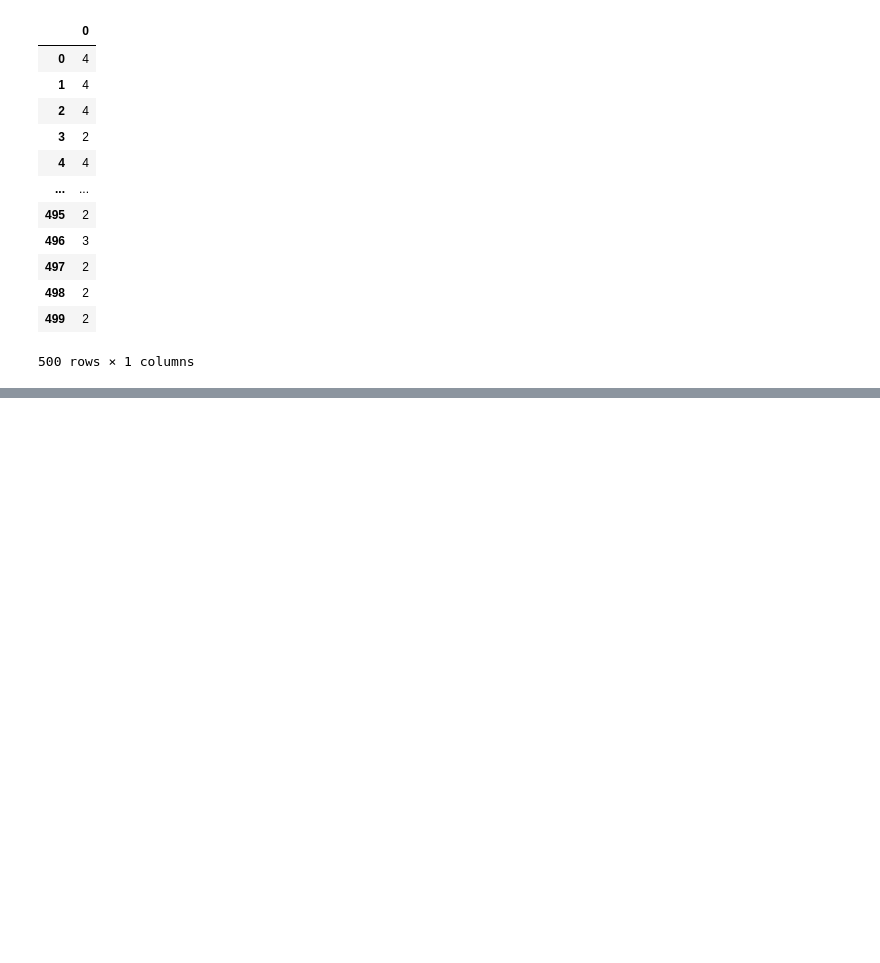
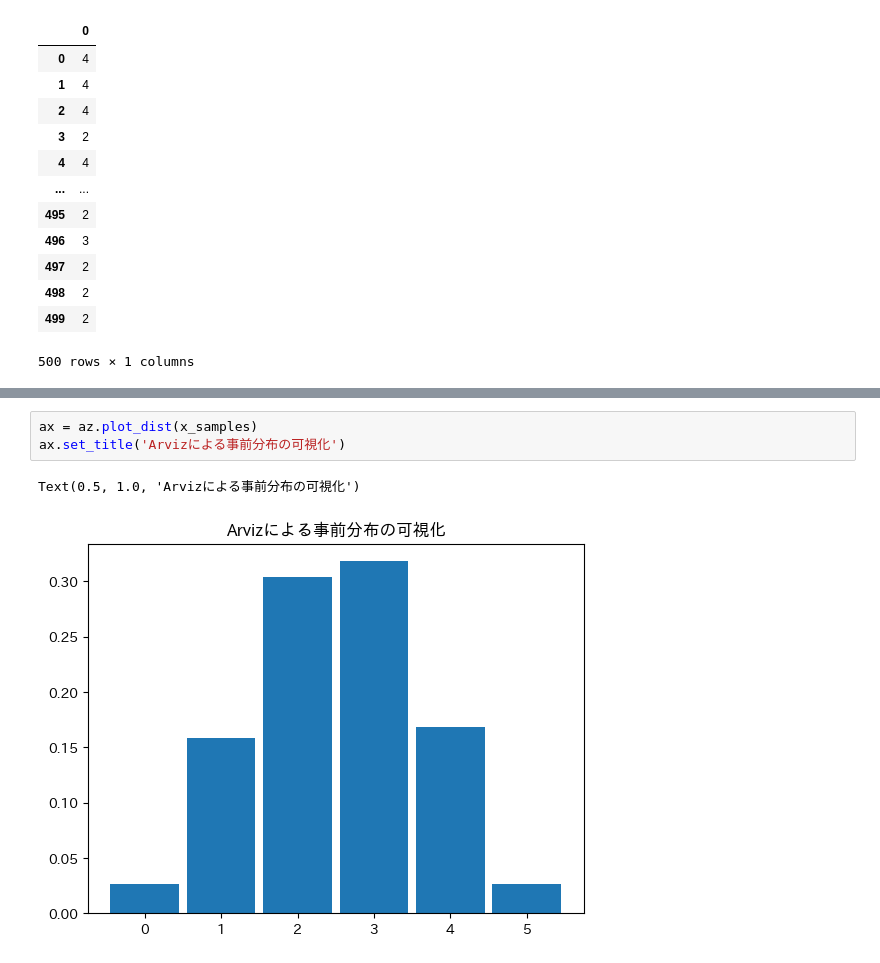
Before and after one commit to yugawala/shakyo, a Jupyter notebook: スラスラわかるベイズ推論写経_1.ipynb, the cells around one changed output, grey strips where cells are left out. Drawn from its saved outputs; the diff is of its cells as text; blank space fills up the shorter version.

```diff
--- a/スラスラわかるベイズ推論写経_1.ipynb
+++ b/スラスラわかるベイズ推論写経_1.ipynb
@@ -76,0 +96,6 @@ Name: count, dtype: int64
+# %%
+ax = az.plot_dist(x_samples)
+ax.set_title('Arvizによる事前分布の可視化')
+# %% [output]
+Text(0.5, 1.0, 'Arvizによる事前分布の可視化')
+[figure, added]
```
Also changed, not shown: parts of 7 cells of this notebook, 3 other files.
